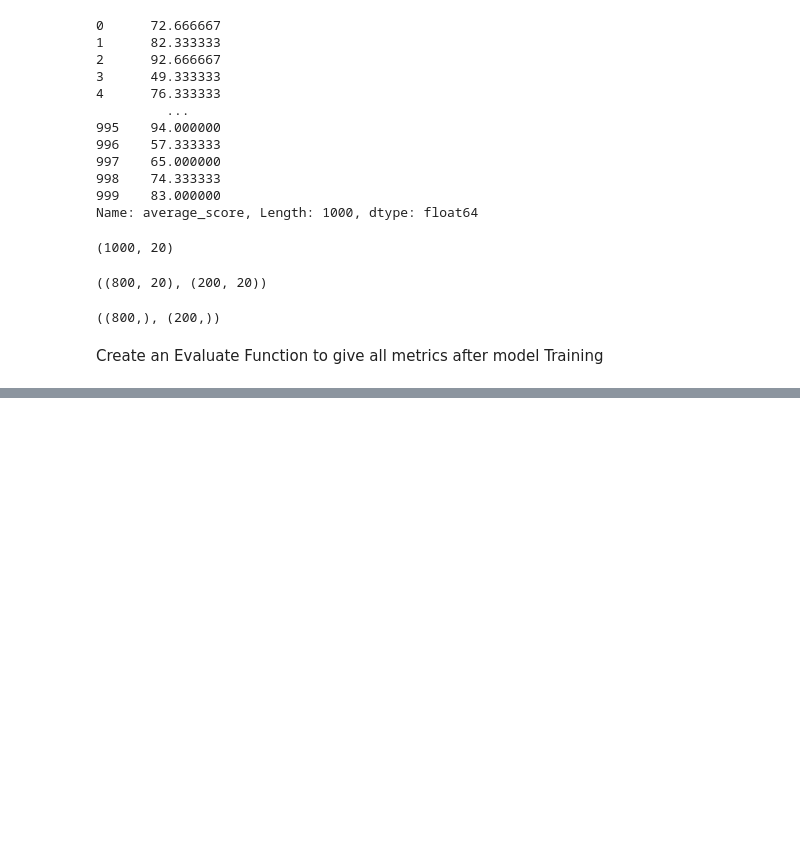
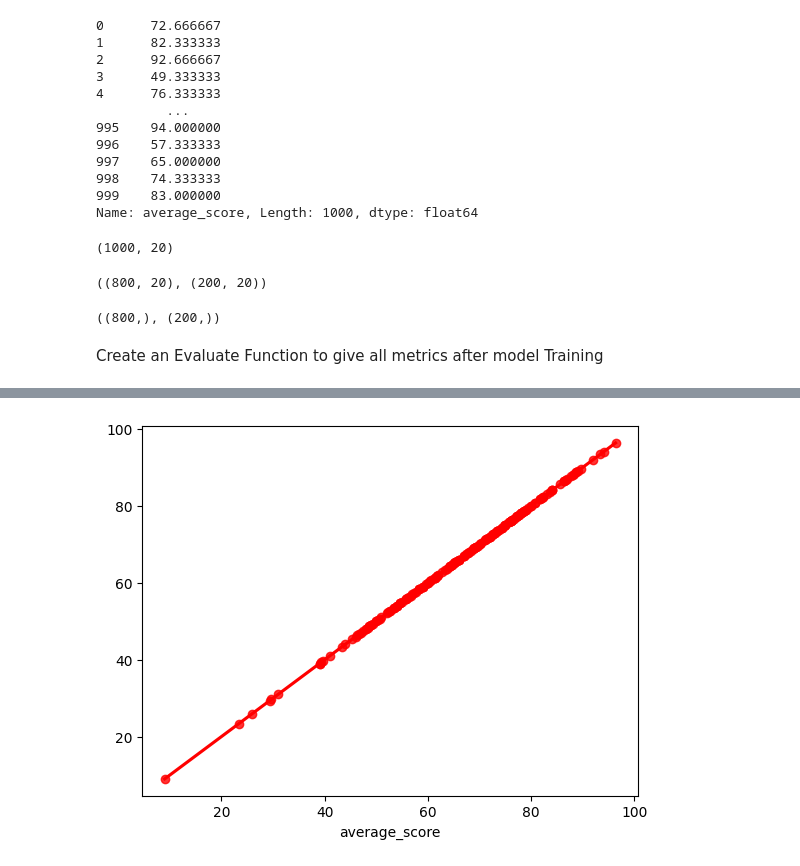
Before and after one commit to Collinceselly/ML_project, a Jupyter notebook: notebook/data/2. MODEL TRAINING.ipynb, the cells around one changed output, grey strips where cells are left out. Drawn from its saved outputs; the diff is of its cells as text; code cells hidden in the pictures; blank space fills up the shorter version.

```diff
--- a/notebook/data/2. MODEL TRAINING.ipynb
+++ b/notebook/data/2. MODEL TRAINING.ipynb
@@ -172,0 +214,4 @@ AttributeError: 'str' object has no attribute 'fit'
+# %%
+sns.regplot(x=y_test,y=y_pred,ci=None,color='red');
+# %% [output]
+[figure, added]
```
Also changed, not shown: parts of 9 cells of this notebook, 5 other files.
